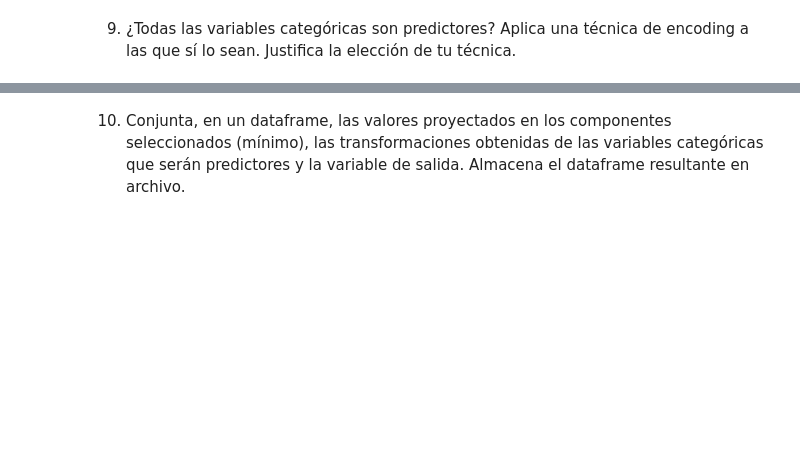
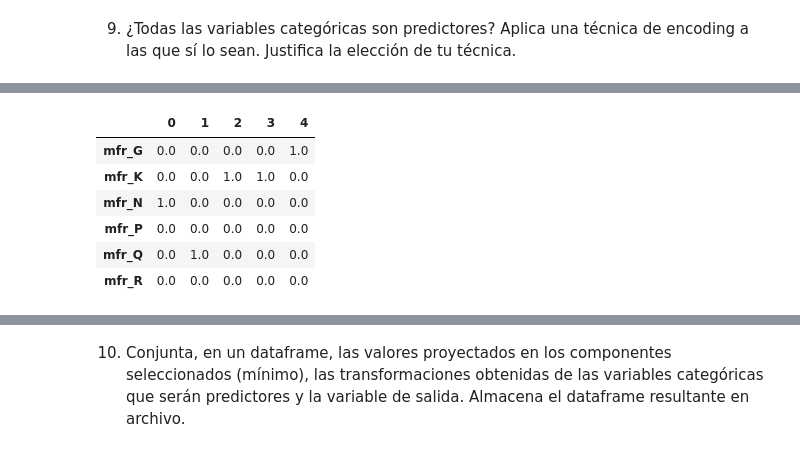
Before and after one commit to CarlosRochaCx/MNA, a Jupyter notebook: Actividad7PCA.ipynb, the cells around one changed output, grey strips where cells are left out. Saved outputs shown, nothing was run; the diff lists cells and outputs as text; code cells hidden in the pictures; blank space fills up the shorter version.

```diff
--- a/Actividad7PCA.ipynb
+++ b/Actividad7PCA.ipynb
@@ -342,0 +361,15 @@ dtype: float64
+# %%
+from sklearn.preprocessing import OneHotEncoder
+
+encoder = OneHotEncoder(drop='first', sparse_output=False)
+encoded_data = encoder.fit_transform(cereals_df[['mfr']])
+onehot_df = pd.DataFrame(encoded_data, columns=encoder.get_feature_names_out(['mfr']))
+onehot_df.head().T
+# %% [output]
+|  | 0 | 1 | 2 | 3 | 4 |
+| mfr_G | 0.0 | 0.0 | 0.0 | 0.0 | 1.0 |
+| mfr_K | 0.0 | 0.0 | 1.0 | 1.0 | 0.0 |
+| mfr_N | 1.0 | 0.0 | 0.0 | 0.0 | 0.0 |
+| mfr_P | 0.0 | 0.0 | 0.0 | 0.0 | 0.0 |
+| mfr_Q | 0.0 | 1.0 | 0.0 | 0.0 | 0.0 |
+| mfr_R | 0.0 | 0.0 | 0.0 | 0.0 | 0.0 |
```
Also changed, not shown: parts of 4 cells of this notebook.
